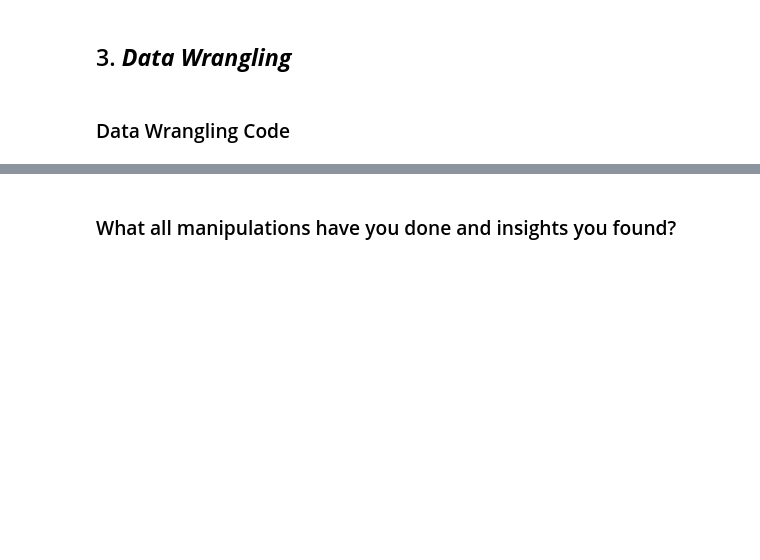
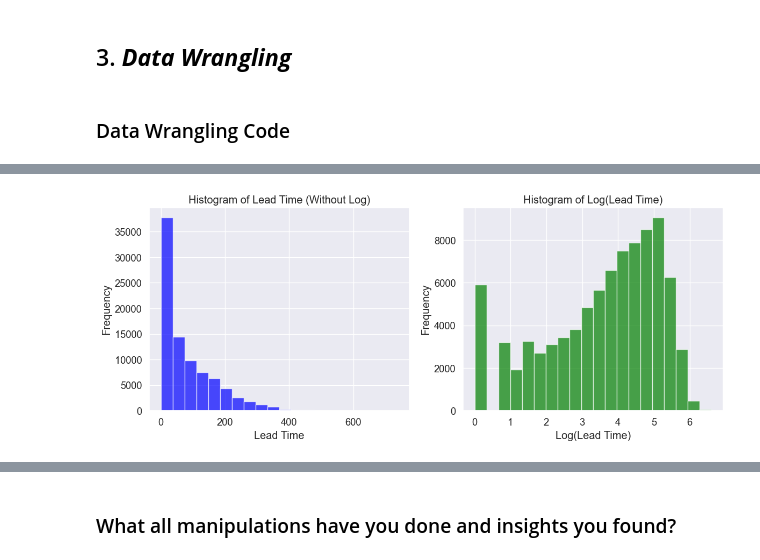
Before and after one commit to RahulSaini789/Hotel_Booking_EDA_project, a Jupyter notebook: Sample EDA Submission Template.ipynb, the cells around one changed output, grey strips where cells are left out. Cells and saved outputs as stored; diff of their text form; code cells hidden in the pictures; blank space fills up the shorter version.

```diff
--- a/Sample EDA Submission Template.ipynb
+++ b/Sample EDA Submission Template.ipynb
@@ -318,0 +473,21 @@ reservation_status_date :  926
+# %%
+# Remove Outlier from 'lead_time-log
+# Apply a logarithmic transformation to the lead_time column
+fig, axes = plt.subplots(1, 2, figsize=(12, 5))
+
+# Without Logarithmic Transformation
+axes[0].hist(df1['lead_time'], bins=20, color='blue', alpha=0.7)
+axes[0].set_xlabel('Lead Time')
+axes[0].set_ylabel('Frequency')
+axes[0].set_title('Histogram of Lead Time (Without Log)')
+
+# With Logarithmic Transformation
+axes[1].hist(np.log1p(df1['lead_time']), bins=20, color='green', alpha=0.7)
+axes[1].set_xlabel('Log(Lead Time)')
+axes[1].set_ylabel('Frequency')
+axes[1].set_title('Histogram of Log(Lead Time)')
+
+plt.tight_layout()
+plt.show()
+# %% [output]
+[figure, added]
```
Also changed, not shown: parts of 18 cells of this notebook.
